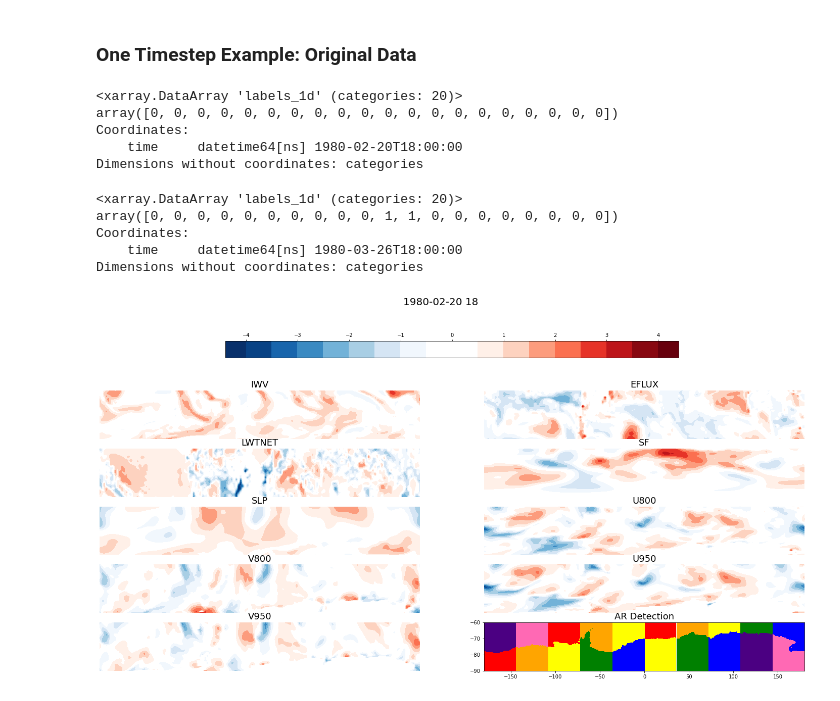
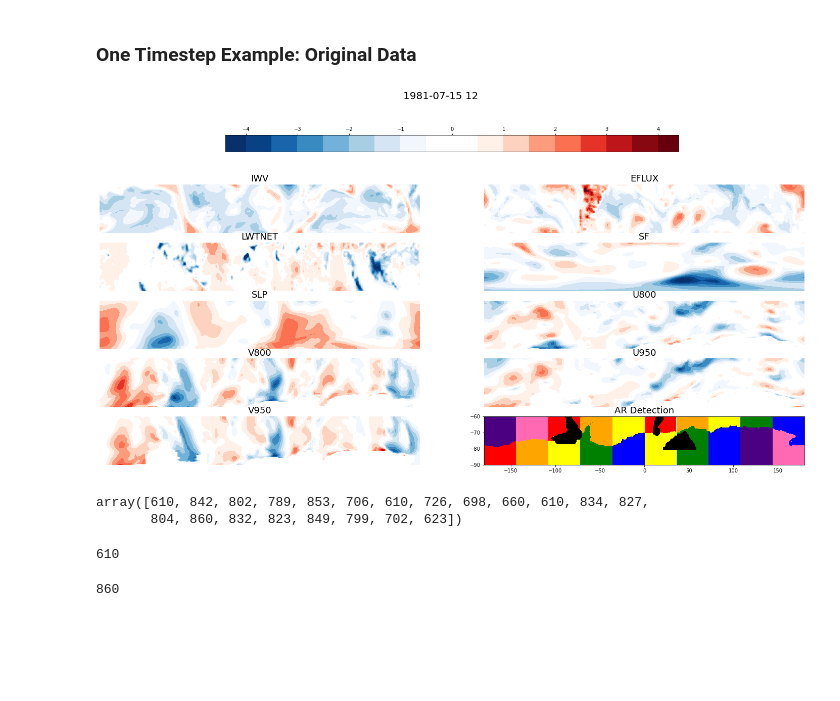
Before and after one commit to rlbaiman/AntarcticAR_ML, a Jupyter notebook: Make_X_data/Plot_X_data.ipynb, the cells around one changed output. Drawn from its saved outputs; the diff is of its cells as text; code cells hidden in the pictures; blank space fills up the shorter version.

```diff
--- a/Make_X_data/Plot_X_data.ipynb
+++ b/Make_X_data/Plot_X_data.ipynb
@@ -14,6 +14,8 @@ ds_1 = xr.open_mfdataset('/pl/active/ATOC_SynopticMet/data/ar_data/Research3/Dat
 ds_2 = xr.open_mfdataset('/pl/active/ATOC_SynopticMet/data/ar_data/Research3/Data/coarse_variable_data_files/train.nc', chunks ='auto')
 # %%
 ds_3 = xr.open_mfdataset('/pl/active/ATOC_SynopticMet/data/ar_data/Research3/Data/coarse_variable_files_new/train.nc')
+# %%
+ds_4 = xr.open_mfdataset('/pl/active/ATOC_SynopticMet/data/ar_data/Research3/Data/Combined_data_CNN/train_trim.nc')
 # %%
 newcolors = np.vstack((plt.get_cmap('Blues').reversed()(np.linspace(0, 1, 30)),np.ones((10,4)),
                        plt.get_cmap('Reds').reversed()(np.linspace(1, 0, 30))))
@@ -69,4 +71,8 @@ def show_sample(ds_sample):
 #     plt.savefig('/projects/reba1583/Research3/AntarcticAR_ML/Make_X_data/X_data_example.png', dpi = 300,facecolor = 'white', transparent=True, bbox_inches = 'tight')
 # %% [markdown]
 ### One Timestep Example: Original Data
+# %%
+show_sample(ds_4.isel(time = 160).load().features)
+# %% [output]
+[figure, added]
 # %%
@@ -74,20 +80,13 @@ y_labels = ds_3.labels_1d.load()
-# %%
-y_labels[125]
-# %% [output]
-<xarray.DataArray 'labels_1d' (categories: 20)>
-array([0, 0, 0, 0, 0, 0, 0, 0, 0, 0, 0, 0, 0, 0, 0, 0, 0, 0, 0, 0])
-Coordinates:
-    time     datetime64[ns] 1980-02-20T18:00:00
-Dimensions without coordinates: categories
-# %%
-ds_3.isel(time = 125).load().labels_1d
-# %% [output]
-<xarray.DataArray 'labels_1d' (categories: 20)>
-array([0, 0, 0, 0, 0, 0, 0, 0, 0, 0, 1, 1, 0, 0, 0, 0, 0, 0, 0, 0])
-Coordinates:
-    time     datetime64[ns] 1980-03-26T18:00:00
-Dimensions without coordinates: categories
-# %%
-show_sample(ds_3.isel(time = 125).load().features)
-# %% [output]
-[figure, removed]
+# %%
+np.sum(labels.values, axis = 0)
+# %% [output]
+array([610, 842, 802, 789, 853, 706, 610, 726, 698, 660, 610, 834, 827,
+       804, 860, 832, 823, 849, 799, 702, 623])
+# %%
+np.sum(labels.values, axis = 0).min()
+# %% [output]
+610
+# %%
+np.sum(labels.values, axis = 0).max()
+# %% [output]
+860
```
Also changed, not shown: parts of 2 cells of this notebook, 1 other file.
